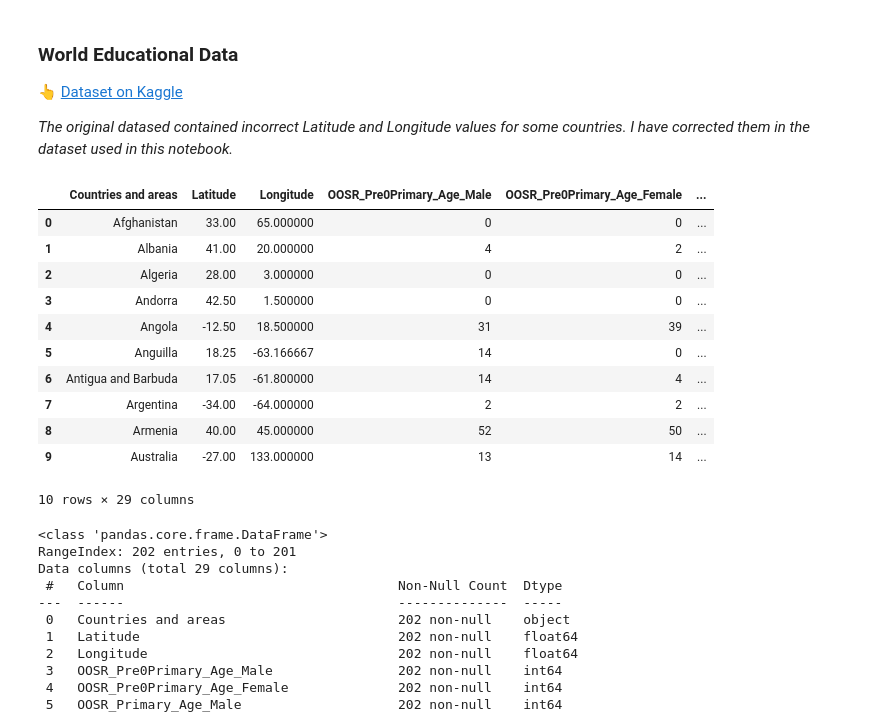
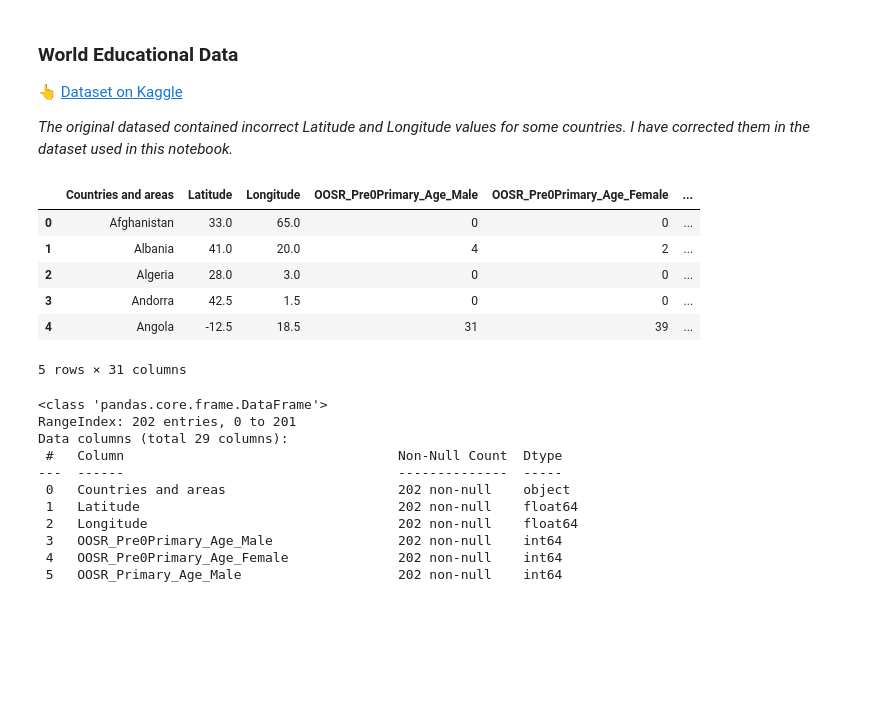
Before and after one commit to kik369/world_education_data, a Jupyter notebook: global_education.ipynb, the cells around one changed output. Saved outputs shown, nothing was run; the diff lists cells and outputs as text; code cells hidden in the pictures; blank space fills up the shorter version.

```diff
--- a/global_education.ipynb
+++ b/global_education.ipynb
@@ -9,20 +9,15 @@ import pandas as pd
 
 df = pd.read_csv("./global_education.csv")
 # %%
-df.head(10)
+df.head()
 # %% [output]
 |  | Countries and areas | Latitude | Longitude | OOSR_Pre0Primary_Age_Male | OOSR_Pre0Primary_Age_Female | ... |
-| 0 | Afghanistan | 33.00 | 65.000000 | 0 | 0 | ... |
-| 1 | Albania | 41.00 | 20.000000 | 4 | 2 | ... |
-| 2 | Algeria | 28.00 | 3.000000 | 0 | 0 | ... |
-| 3 | Andorra | 42.50 | 1.500000 | 0 | 0 | ... |
-| 4 | Angola | -12.50 | 18.500000 | 31 | 39 | ... |
-| 5 | Anguilla | 18.25 | -63.166667 | 14 | 0 | ... |
-| 6 | Antigua and Barbuda | 17.05 | -61.800000 | 14 | 4 | ... |
-| 7 | Argentina | -34.00 | -64.000000 | 2 | 2 | ... |
-| 8 | Armenia | 40.00 | 45.000000 | 52 | 50 | ... |
-| 9 | Australia | -27.00 | 133.000000 | 13 | 14 | ... |
+| 0 | Afghanistan | 33.0 | 65.0 | 0 | 0 | ... |
+| 1 | Albania | 41.0 | 20.0 | 4 | 2 | ... |
+| 2 | Algeria | 28.0 | 3.0 | 0 | 0 | ... |
+| 3 | Andorra | 42.5 | 1.5 | 0 | 0 | ... |
+| 4 | Angola | -12.5 | 18.5 | 31 | 39 | ... |
-10 rows × 29 columns
+5 rows × 31 columns
 # %%
 df.info()
 # %% [output]
```
